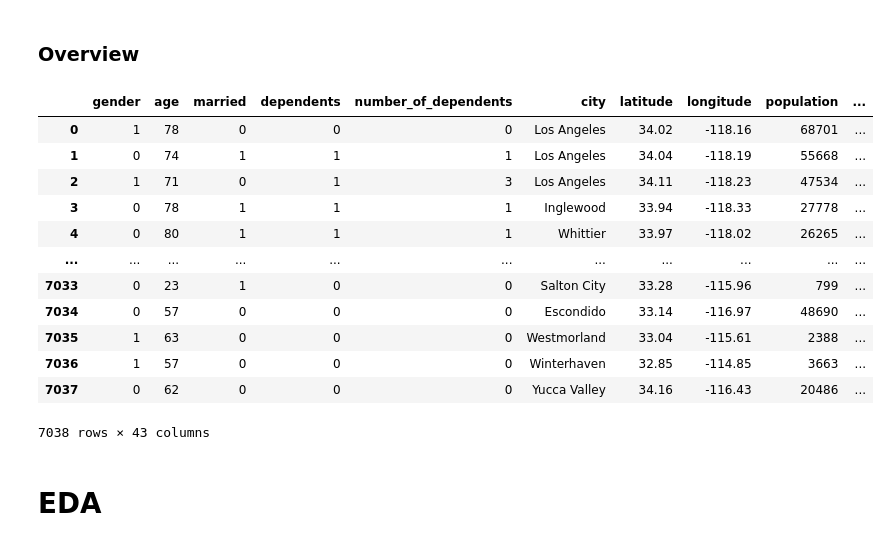
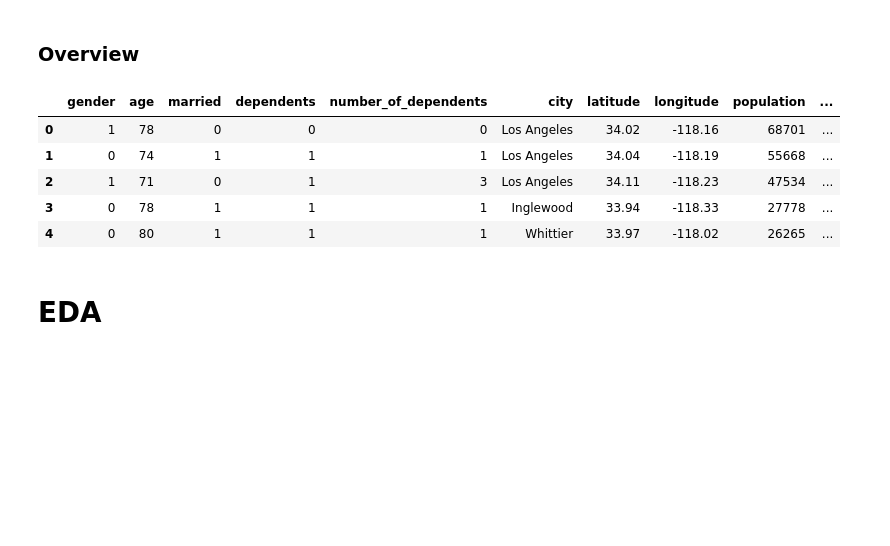
Before and after one commit to stsibikov/Telco_customer_churn, a Jupyter notebook: EDA/EDA.ipynb, the cells around one changed output. Cells and saved outputs as stored; diff of their text form; code cells hidden in the pictures; blank space fills up the shorter version.

```diff
--- a/EDA/EDA.ipynb
+++ b/EDA/EDA.ipynb
@@ -28,21 +28,14 @@ pd.options.mode.chained_assignment = None
 ### Overview
 # %%
 df = pd.read_csv(os.path.normpath(os.path.abspath(os.path.join(os.path.dirname('__file__'), os.path.pardir, 'data', 'telco_processed.csv'))))
-df.head(-5)
+df.head()
 # %% [output]
 |  | gender | age | married | dependents | number_of_dependents | city | latitude | longitude | population | ... |
 | 0 | 1 | 78 | 0 | 0 | 0 | Los Angeles | 34.02 | -118.16 | 68701 | ... |
 | 1 | 0 | 74 | 1 | 1 | 1 | Los Angeles | 34.04 | -118.19 | 55668 | ... |
 | 2 | 1 | 71 | 0 | 1 | 3 | Los Angeles | 34.11 | -118.23 | 47534 | ... |
 | 3 | 0 | 78 | 1 | 1 | 1 | Inglewood | 33.94 | -118.33 | 27778 | ... |
 | 4 | 0 | 80 | 1 | 1 | 1 | Whittier | 33.97 | -118.02 | 26265 | ... |
-| ... | ... | ... | ... | ... | ... | ... | ... | ... | ... | ... |
-| 7033 | 0 | 23 | 1 | 0 | 0 | Salton City | 33.28 | -115.96 | 799 | ... |
-| 7034 | 0 | 57 | 0 | 0 | 0 | Escondido | 33.14 | -116.97 | 48690 | ... |
-| 7035 | 1 | 63 | 0 | 0 | 0 | Westmorland | 33.04 | -115.61 | 2388 | ... |
-| 7036 | 1 | 57 | 0 | 0 | 0 | Winterhaven | 32.85 | -114.85 | 3663 | ... |
-| 7037 | 0 | 62 | 0 | 0 | 0 | Yucca Valley | 34.16 | -116.43 | 20486 | ... |
-7038 rows × 43 columns
 # %% [markdown]
 # EDA
 # %% [markdown]
```
Also changed, not shown: parts of 7 cells of this notebook, 5 other files.
